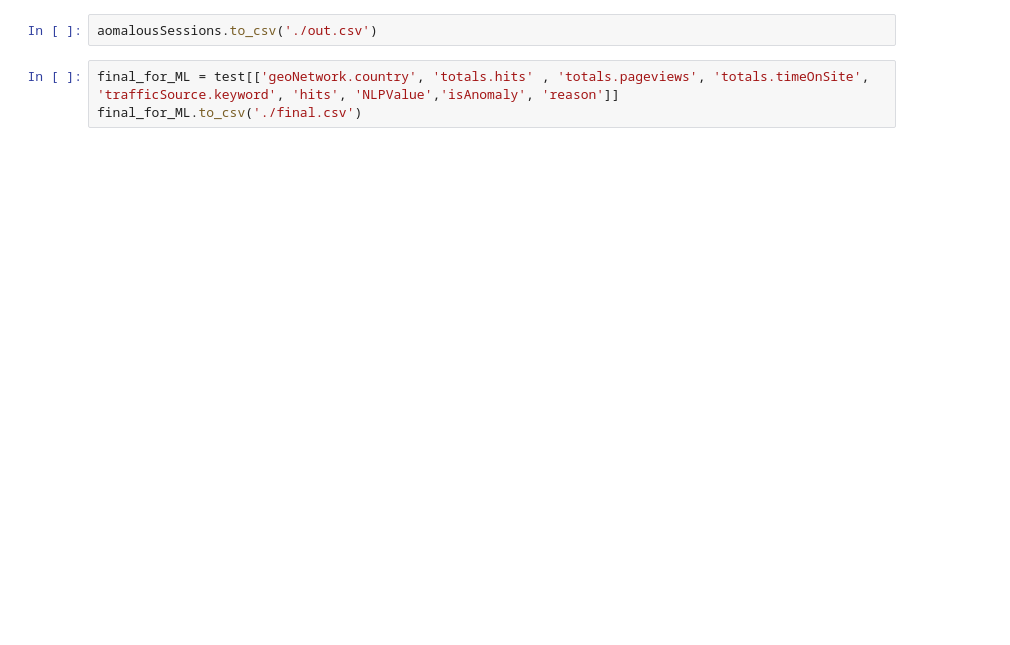
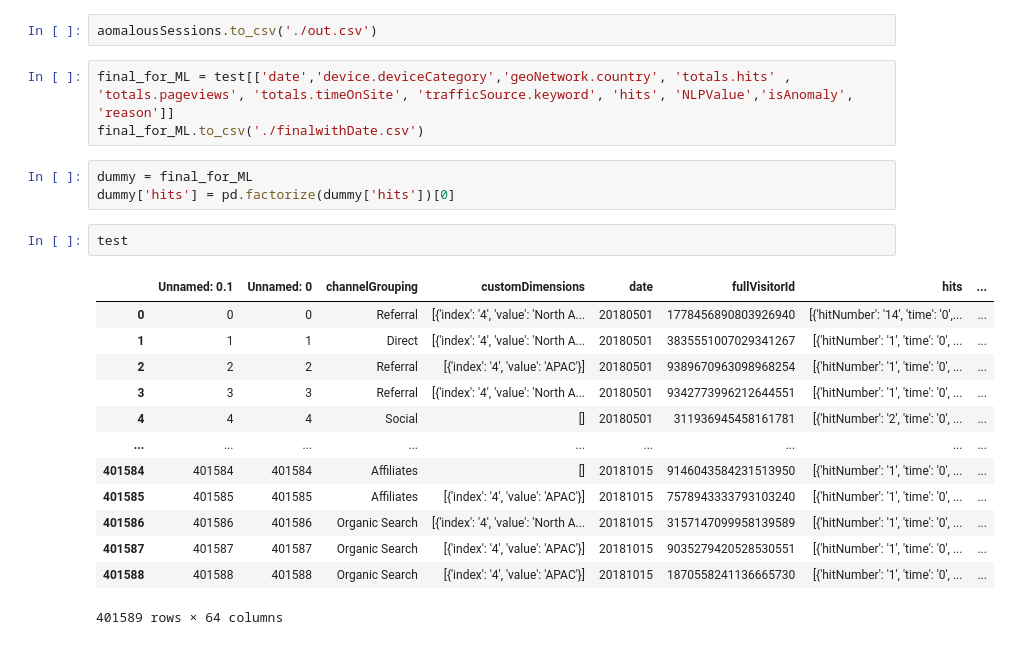
Before and after one commit to bsse1027/SPL-3, a Jupyter notebook: Final Procedural.ipynb, the cells around one changed output. Cells and saved outputs as stored; diff of their text form; blank space fills up the shorter version.

```diff
--- a/Final Procedural.ipynb
+++ b/Final Procedural.ipynb
@@ -678,5 +445,24 @@ Name: reason, Length: 966, dtype: object
 # %%
 aomalousSessions.to_csv('./out.csv')
 # %%
-final_for_ML = test[['geoNetwork.country', 'totals.hits' , 'totals.pageviews', 'totals.timeOnSite', 'trafficSource.keyword', 'hits', 'NLPValue','isAnomaly', 'reason']]
-final_for_ML.to_csv('./final.csv')
+final_for_ML = test[['date','device.deviceCategory','geoNetwork.country', 'totals.hits' , 'totals.pageviews', 'totals.timeOnSite', 'trafficSource.keyword', 'hits', 'NLPValue','isAnomaly', 'reason']]
+final_for_ML.to_csv('./finalwithDate.csv')
+# %%
+dummy = final_for_ML
+dummy['hits'] = pd.factorize(dummy['hits'])[0]
+# %%
+test
+# %% [output]
+|  | Unnamed: 0.1 | Unnamed: 0 | channelGrouping | customDimensions | date | fullVisitorId | hits | ... |
+| 0 | 0 | 0 | Referral | [{'index': '4', 'value': 'North A... | 20180501 | 1778456890803926940 | [{'hitNumber': '14', 'time': '0',... | ... |
+| 1 | 1 | 1 | Direct | [{'index': '4', 'value': 'North A... | 20180501 | 3835551007029341267 | [{'hitNumber': '1', 'time': '0', ... | ... |
+| 2 | 2 | 2 | Referral | [{'index': '4', 'value': 'APAC'}] | 20180501 | 9389670963098968254 | [{'hitNumber': '1', 'time': '0', ... | ... |
+| 3 | 3 | 3 | Referral | [{'index': '4', 'value': 'North A... | 20180501 | 9342773996212644551 | [{'hitNumber': '1', 'time': '0', ... | ... |
+| 4 | 4 | 4 | Social | [] | 20180501 | 311936945458161781 | [{'hitNumber': '2', 'time': '0', ... | ... |
+| ... | ... | ... | ... | ... | ... | ... | ... | ... |
+| 401584 | 401584 | 401584 | Affiliates | [] | 20181015 | 9146043584231513950 | [{'hitNumber': '1', 'time': '0', ... | ... |
+| 401585 | 401585 | 401585 | Affiliates | [{'index': '4', 'value': 'APAC'}] | 20181015 | 7578943333793103240 | [{'hitNumber': '1', 'time': '0', ... | ... |
+| 401586 | 401586 | 401586 | Organic Search | [{'index': '4', 'value': 'North A... | 20181015 | 3157147099958139589 | [{'hitNumber': '1', 'time': '0', ... | ... |
+| 401587 | 401587 | 401587 | Organic Search | [{'index': '4', 'value': 'APAC'}] | 20181015 | 9035279420528530551 | [{'hitNumber': '1', 'time': '0', ... | ... |
+| 401588 | 401588 | 401588 | Organic Search | [{'index': '4', 'value': 'APAC'}] | 20181015 | 1870558241136665730 | [{'hitNumber': '1', 'time': '0', ... | ... |
+401589 rows × 64 columns
```
Also changed, not shown: parts of 25 cells of this notebook, 4 other files.
